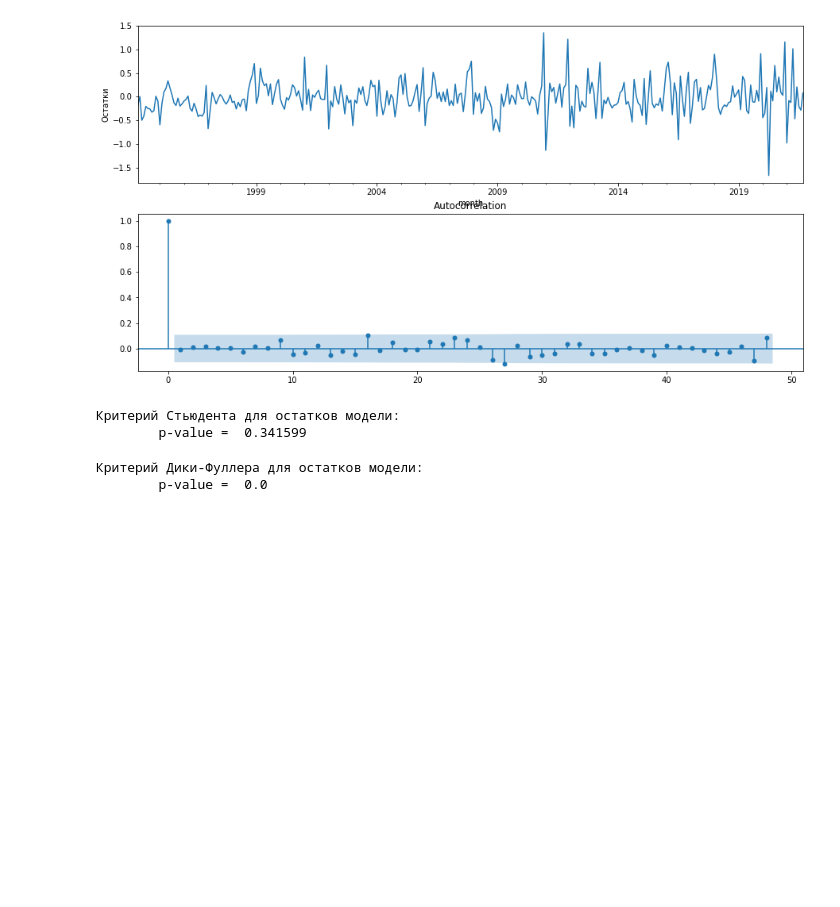
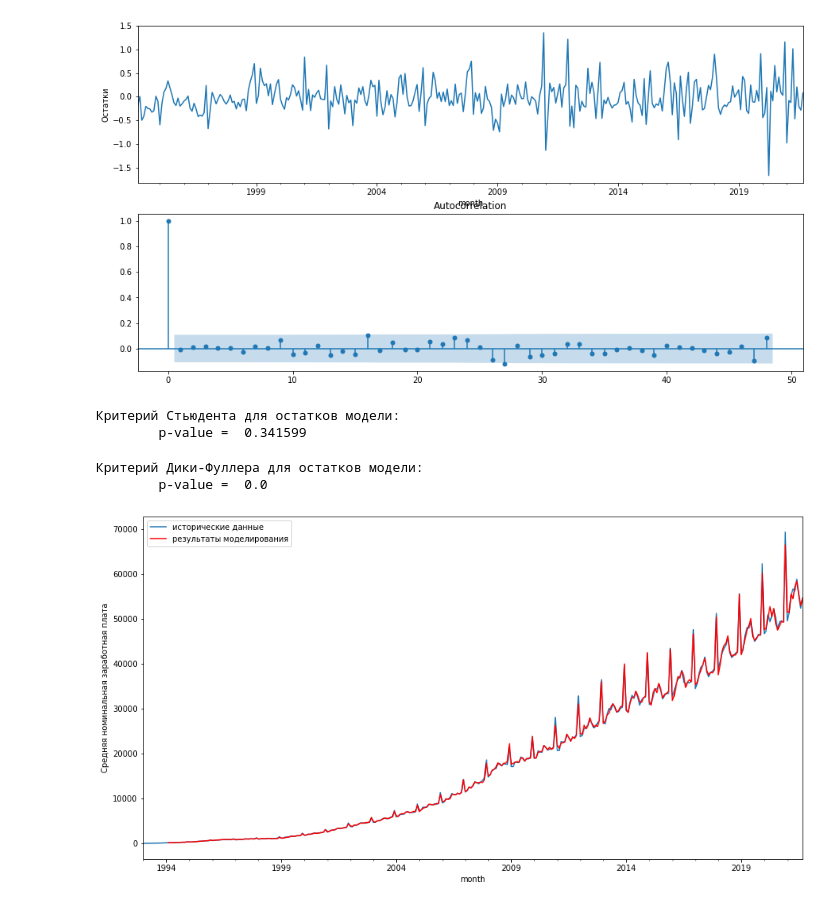
Before and after one commit to RBVV23/Coursera, a Jupyter notebook: Прикладные задачи анализа данных/Week_1/Task_1/average_wages_forecasting.ipynb, the cells around one changed output. Drawn from its saved outputs; the diff is of its cells as text; code cells hidden in the pictures; blank space fills up the shorter version.

```diff
--- a/Прикладные задачи анализа данных/Week_1/Task_1/average_wages_forecasting.ipynb
+++ b/Прикладные задачи анализа данных/Week_1/Task_1/average_wages_forecasting.ipynb
@@ -303,3 +303,16 @@ print('\tp-value = ', round(p_value, 6))
 # %% [output]
 Критерий Дики-Фуллера для остатков модели:
         p-value =  0.0
+# %%
+# ПУНКТ СЕДЬМОЙ - прогнозирование с помощью финальной модели
+# проверка модели на известных данных
+
+data['model'] = my_inv_boxcox(best_model.fittedvalues, lmbda)
+plt.figure(figsize=(15,8))
+data.WAG_C_M.plot(label='исторические данные')
+data.model[(S+1):].plot(color='r', label='результаты моделирования')
+plt.ylabel('Средняя номинальная заработная плата')
+plt.legend()
+plt.show()
+# %% [output]
+[figure, added]
```
Also changed, not shown: parts of 4 cells of this notebook.
